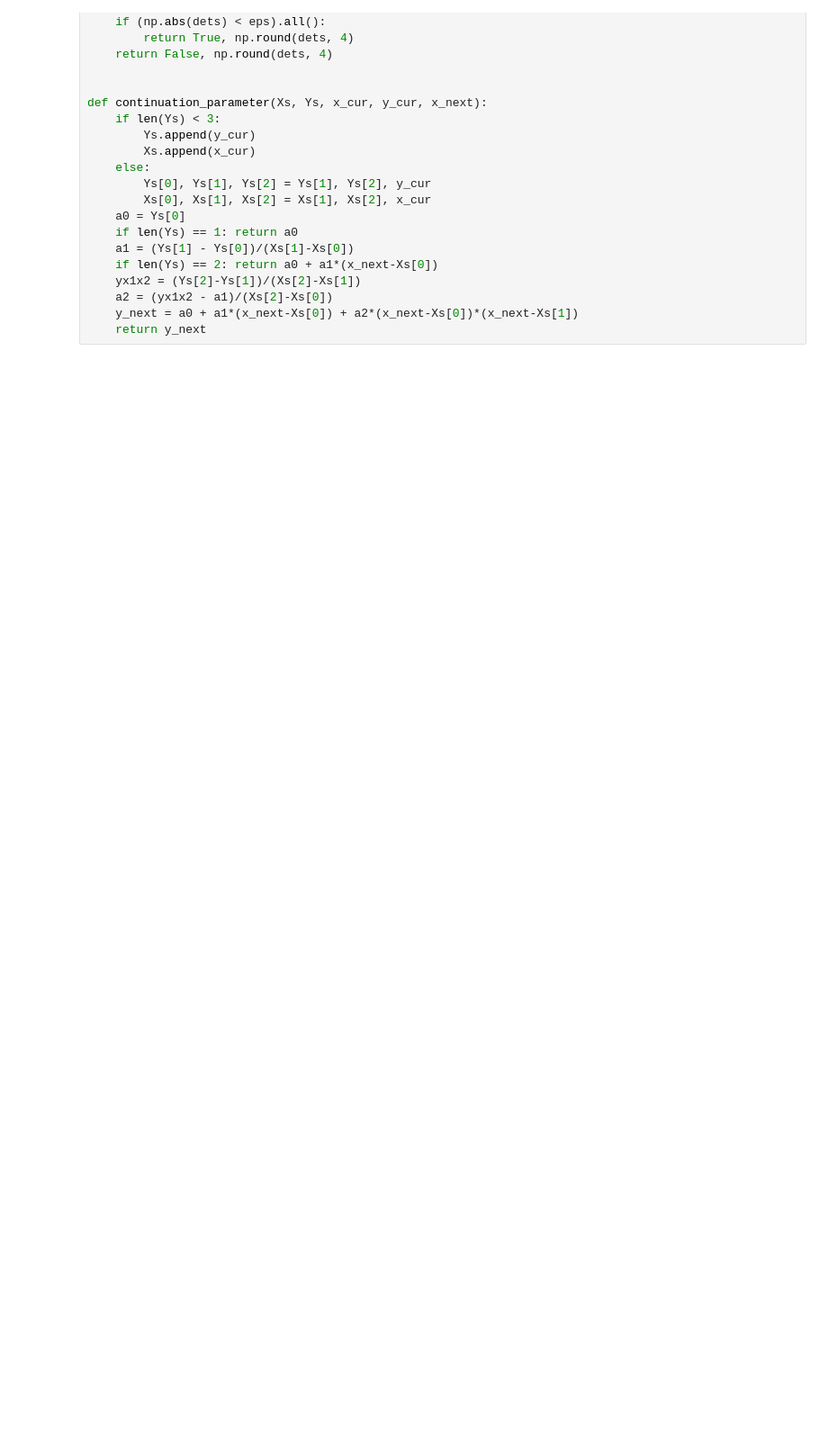
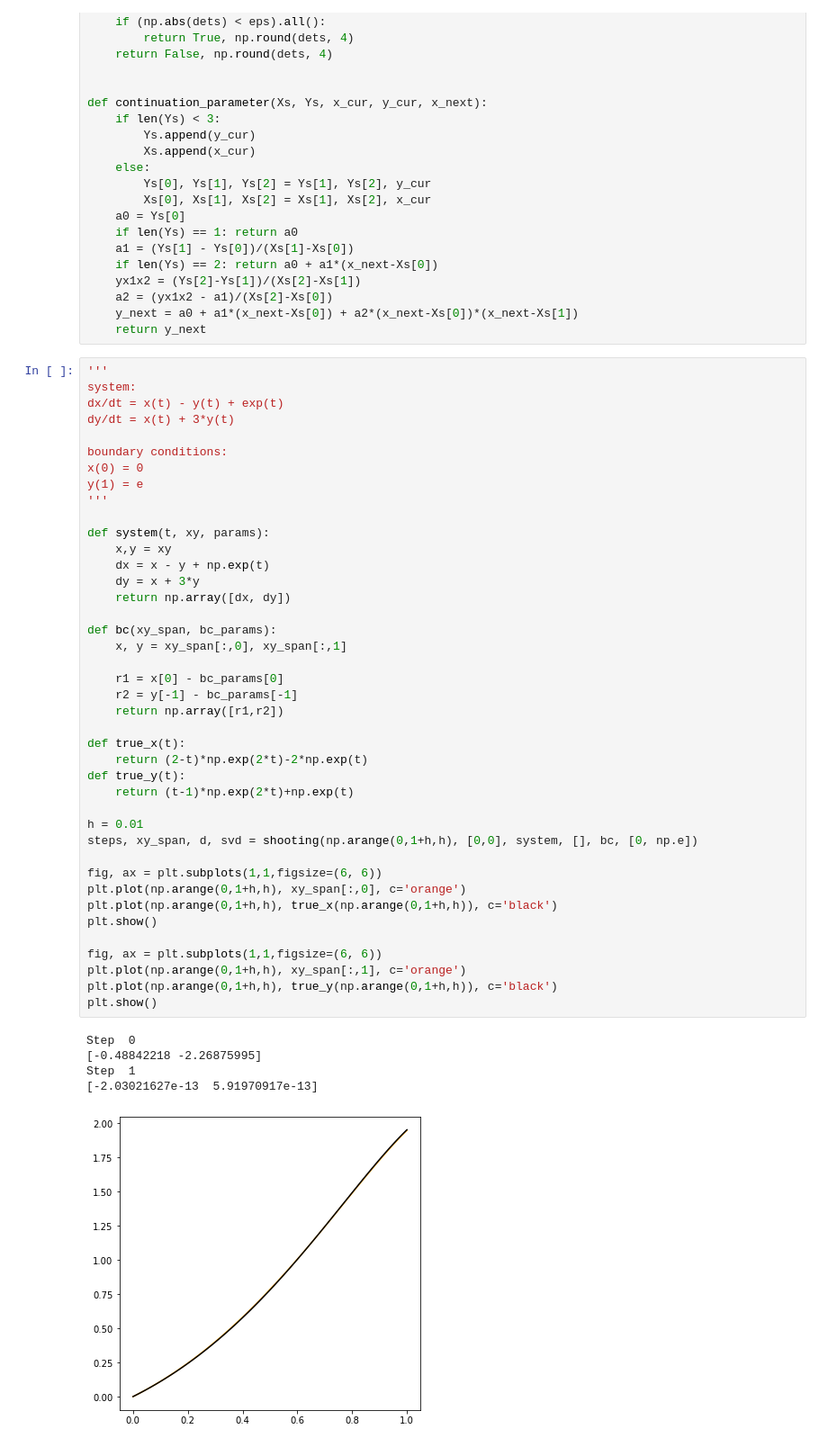
Before and after one commit to asahium/lumbricina, a Jupyter notebook: Untitled.ipynb, the cells around one changed output. Shown at 90% size. Drawn from its saved outputs; the diff is of its cells as text; blank space fills up the shorter version.

```diff
--- a/Untitled.ipynb
+++ b/Untitled.ipynb
@@ -280,3 +281,50 @@ def continuation_parameter(Xs, Ys, x_cur, y_cur, x_next):
     a2 = (yx1x2 - a1)/(Xs[2]-Xs[0])
     y_next = a0 + a1*(x_next-Xs[0]) + a2*(x_next-Xs[0])*(x_next-Xs[1])
     return y_next
+# %%
+'''
+system:
+dx/dt = x(t) - y(t) + exp(t)
+dy/dt = x(t) + 3*y(t)
+
+boundary conditions:
+x(0) = 0
+y(1) = e
+'''
+
+def system(t, xy, params):
+    x,y = xy
+    dx = x - y + np.exp(t)
+    dy = x + 3*y
+    return np.array([dx, dy])
+
+def bc(xy_span, bc_params):
+    x, y = xy_span[:,0], xy_span[:,1]
+
+    r1 = x[0] - bc_params[0]
+    r2 = y[-1] - bc_params[-1]
+    return np.array([r1,r2])
+
+def true_x(t):
+    return (2-t)*np.exp(2*t)-2*np.exp(t)
+def true_y(t):
+    return (t-1)*np.exp(2*t)+np.exp(t)
+
+h = 0.01
+steps, xy_span, d, svd = shooting(np.arange(0,1+h,h), [0,0], system, [], bc, [0, np.e])
+
+fig, ax = plt.subplots(1,1,figsize=(6, 6))
+plt.plot(np.arange(0,1+h,h), xy_span[:,0], c='orange')
+plt.plot(np.arange(0,1+h,h), true_x(np.arange(0,1+h,h)), c='black')
+plt.show()
+
+fig, ax = plt.subplots(1,1,figsize=(6, 6))
+plt.plot(np.arange(0,1+h,h), xy_span[:,1], c='orange')
+plt.plot(np.arange(0,1+h,h), true_y(np.arange(0,1+h,h)), c='black')
+plt.show()
+# %% [output]
+Step  0
+[-0.48842218 -2.26875995]
+Step  1
+[-2.03021627e-13  5.91970917e-13]
+[figure, added]
```
Also changed, not shown: parts of 2 cells of this notebook.
